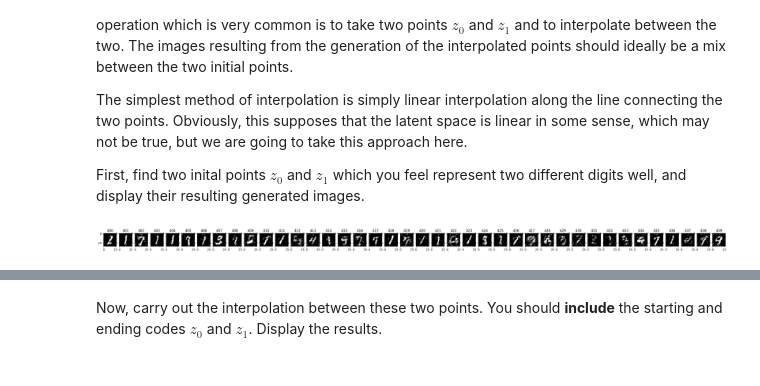
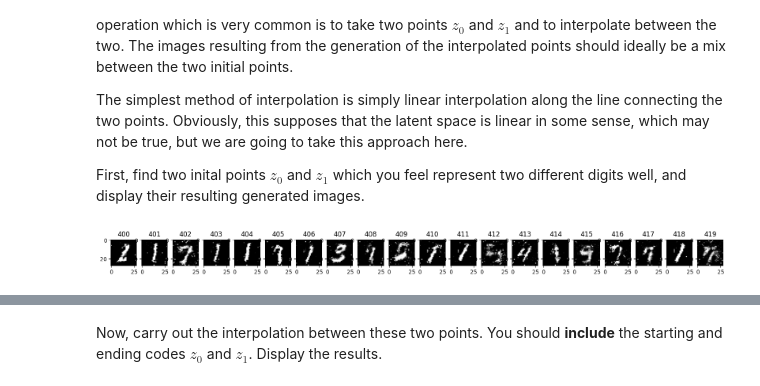
Before and after one commit to balthazarneveu/MVA24-delire, a Jupyter notebook: TP_5/tp_5.ipynb, the cells around one changed output, grey strips where cells are left out. Cells and saved outputs as stored; diff of their text form; code cells hidden in the pictures.

```diff
--- a/TP_5/tp_5.ipynb
+++ b/TP_5/tp_5.ipynb
@@ -554,19 +554,19 @@ gen_model = gen_model.eval().cpu()
 # %%
 # first image
 
-total = 40
+total = 20
 plt.figure(figsize=(total, 1))
 offset = 400
 for idx, random_seed in enumerate(range(offset, offset+total)):
     torch.manual_seed(random_seed)
     z_0 =  torch.randn(1, Z_DIM)  # FILL IN HERE
     x_0 = gen_model(z_0)  # FILL IN HERE
     plt.subplot(1, total, idx+1)
     plt.title(f"{random_seed}")
-    plt.imshow(x_0.detach().numpy().reshape(N_ROWS, N_COLS), cmap='gray')
+    plt.imshow(prepare_image_for_plot(x_0)[0, 0], cmap='gray')
 plt.show()
 # display images
 # %% [output]
-[figure, old version]
+[figure, new version]
 # %%
 # first image
```
Also changed, not shown: parts of 24 cells of this notebook, 6 other files.
